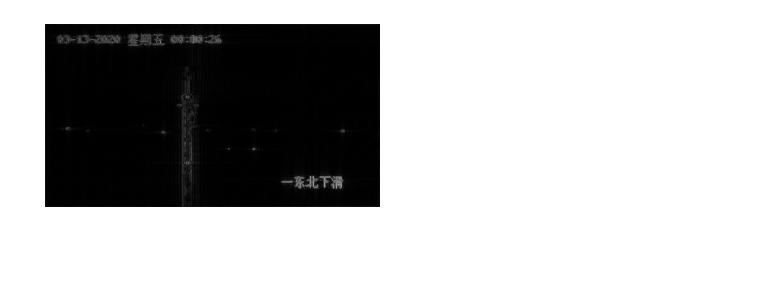
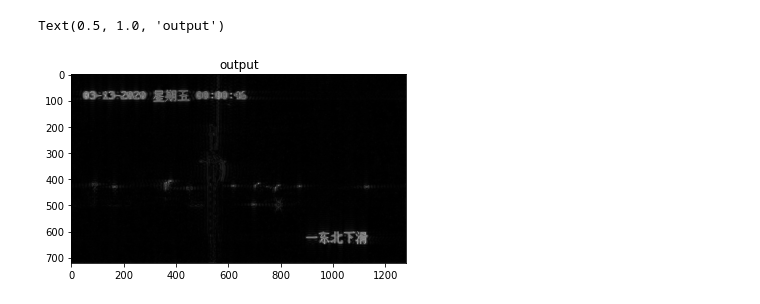
Before and after one commit to Pangjing-Wu/MathModeling2020, a Jupyter notebook: fft.ipynb, the cells around one changed output. Saved outputs shown, nothing was run; the diff lists cells and outputs as text; code cells hidden in the pictures; blank space fills up the shorter version.

```diff
--- a/fft.ipynb
+++ b/fft.ipynb
@@ -3,7 +3,7 @@ import cv2
 import numpy as np
 import matplotlib.pyplot as plt
 # %%
-img = plt.imread('./data/1.png')
+img = plt.imread('./data/vedio/vedio1.png')
 img = 0.2126 * img[:,:,0] + 0.7152 * img[:,:,1] + 0.0722 * img[:,:,2]
 # %%
 #显示原图
@@ -51,15 +52,15 @@ plt.imshow(mask_img[:,:,0], 'Blues')
 # %%
 #掩膜图像和频谱图像乘积
 f = fshift * mask
 
 #傅里叶逆变换
 ishift = np.fft.ifftshift(f)
 iimg = cv2.idft(ishift)
 res = cv2.magnitude(iimg[:,:,0], iimg[:,:,1])
 #显示原始图像和高通滤波处理图像
 plt.figure()
 plt.imshow(res, 'gray')
-plt.axis('off')
-plt.show()
+plt.title('output')
 # %% [output]
+Text(0.5, 1.0, 'output')
-[figure, old version]
+[figure, new version]
```
Also changed, not shown: parts of 4 cells of this notebook, 3 other files.
